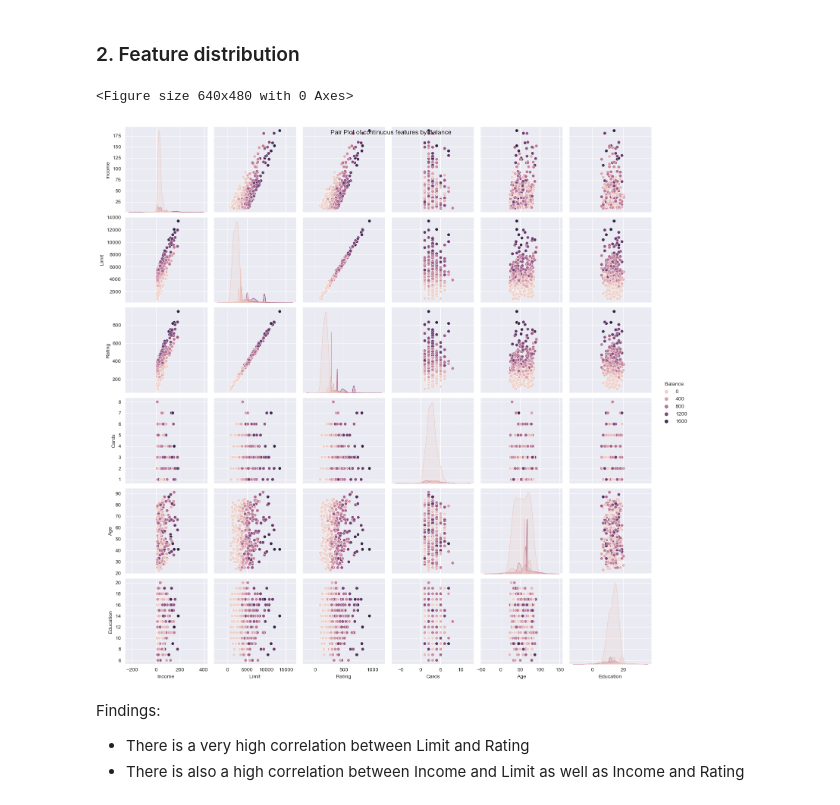
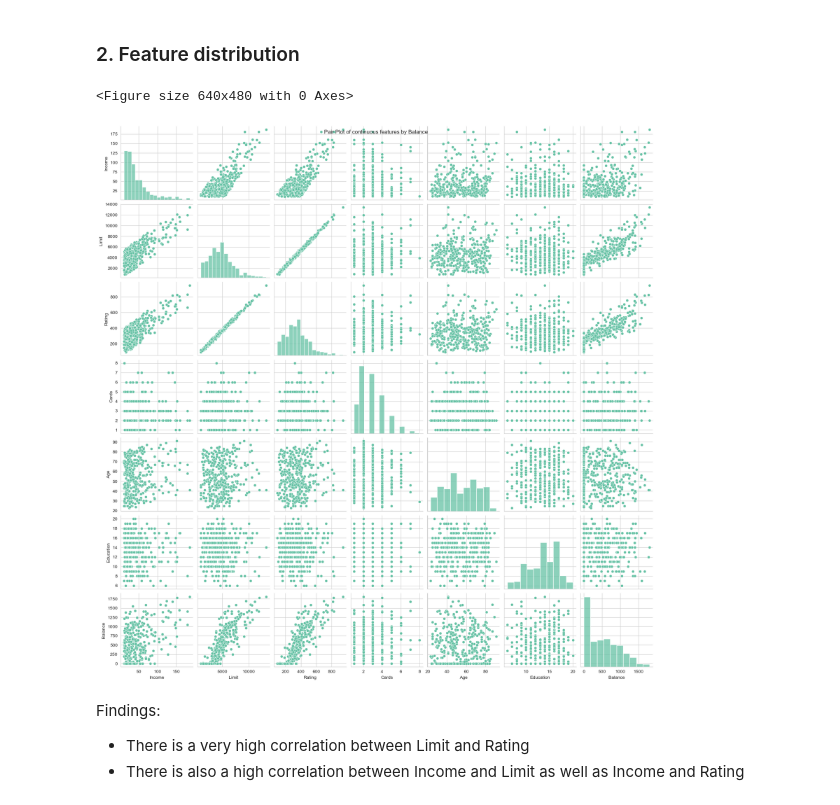
Before and after one commit to nina-prog/prac-smart-data-analytics, a Jupyter notebook: notebooks/exercise-01/240426_Johannes_credit_data_evaluation.ipynb, the cells around one changed output. Cells and saved outputs as stored; diff of their text form; code cells hidden in the pictures.

Commit message:
Change style of plots in 240426_Johannes_credit_data_evaluation.ipynb

```diff
--- a/notebooks/exercise-01/240426_Johannes_credit_data_evaluation.ipynb
+++ b/notebooks/exercise-01/240426_Johannes_credit_data_evaluation.ipynb
@@ -2,6 +2,9 @@
 import pandas as pd
 import matplotlib.pyplot as plt
 import seaborn as sns
+
+sns.set_style("whitegrid")
+sns.set_palette("Set2")
 # %% [markdown]
 Config parameters:
 # %%
@@ -170,12 +173,12 @@ df2_test = df2_test.drop(columns=['Gender_Female', 'Student_No', 'Married_No'])
 # %%
 continuous_cols = df2_train[df2_train.columns[1:8]]
 plt.figure()
-sns.pairplot(df2_train[df2_train.columns[1:8]], hue='Balance')
+sns.pairplot(df2_train[df2_train.columns[1:8]])
 plt.suptitle('Pair Plot of continuous features by Balance')
 plt.show()
 # %% [output]
 <Figure size 640x480 with 0 Axes>
-[figure, old version]
+[figure, new version]
 # %% [markdown]
 Findings:
 * There is a very high correlation between Limit and Rating
```
Also changed, not shown: parts of 1 cell of this notebook.
